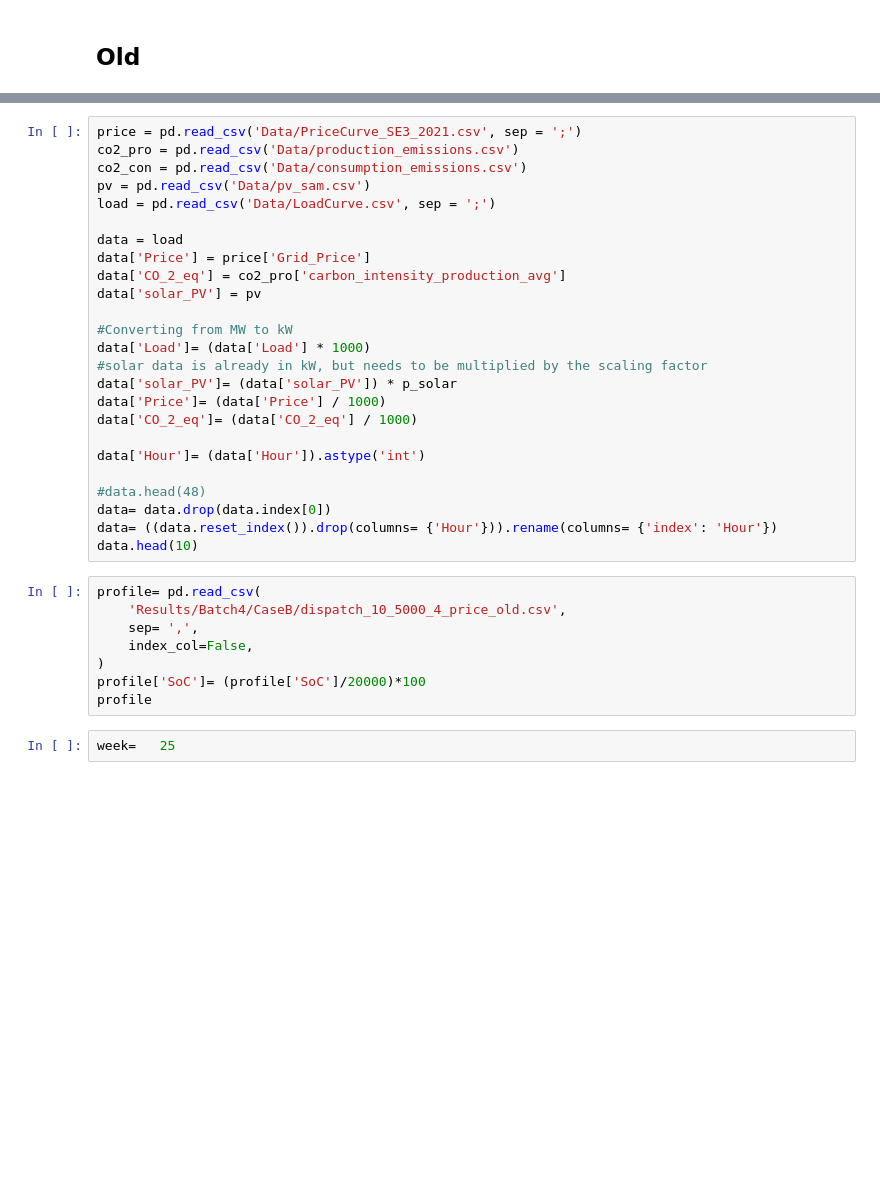
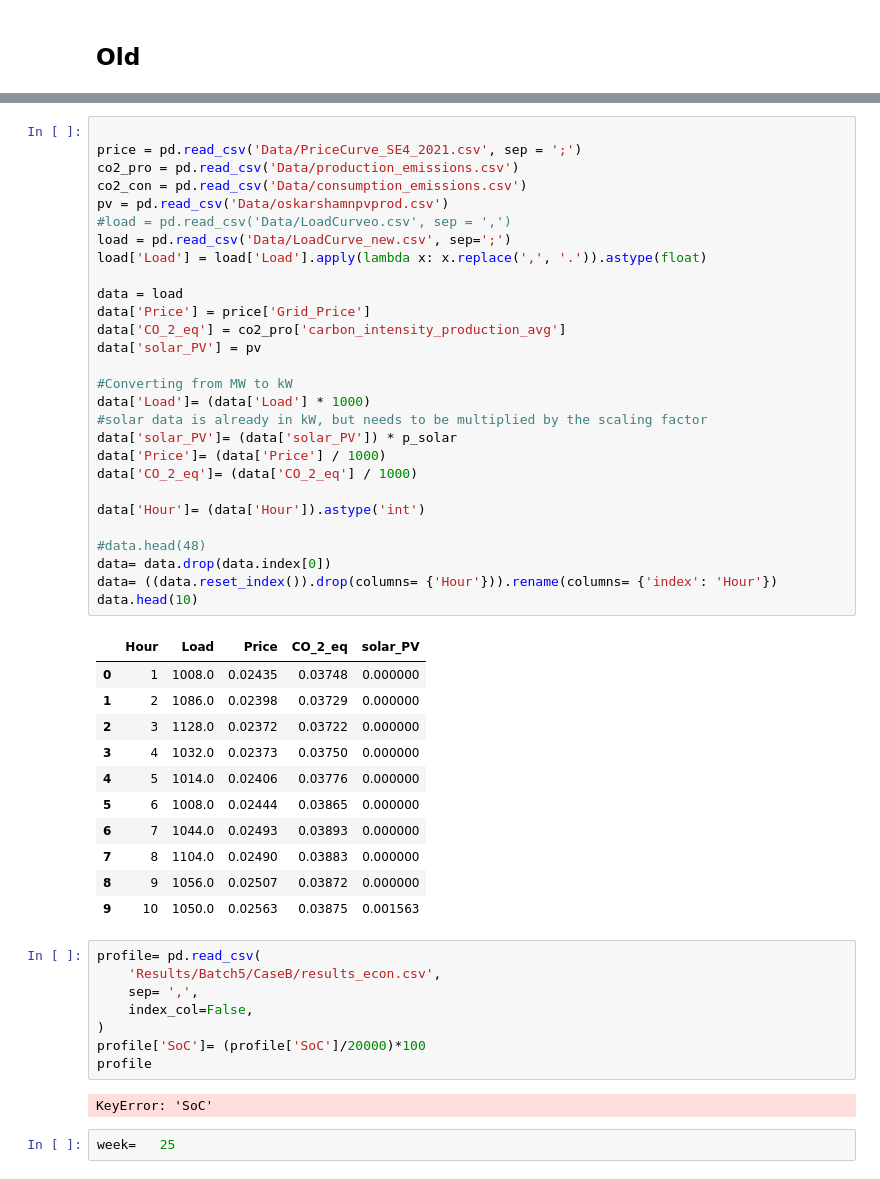
Before and after one commit to repc24/BESS-RE, a Jupyter notebook: 9.TestingVisuals.ipynb, the cells around one changed output, grey strips where cells are left out. Saved outputs shown, nothing was run; the diff lists cells and outputs as text; blank space fills up the shorter version.

```diff
--- a/9.TestingVisuals.ipynb
+++ b/9.TestingVisuals.ipynb
@@ -44,36 +48,53 @@ e_bess=     p_bess * t_bess
 # %%
-price = pd.read_csv('Data/PriceCurve_SE3_2021.csv', sep = ';')
+
+price = pd.read_csv('Data/PriceCurve_SE4_2021.csv', sep = ';')
 co2_pro = pd.read_csv('Data/production_emissions.csv')
 co2_con = pd.read_csv('Data/consumption_emissions.csv')
-pv = pd.read_csv('Data/pv_sam.csv')
-load = pd.read_csv('Data/LoadCurve.csv', sep = ';')
+pv = pd.read_csv('Data/oskarshamnpvprod.csv')
+#load = pd.read_csv('Data/LoadCurveo.csv', sep = ',')
+load = pd.read_csv('Data/LoadCurve_new.csv', sep=';')
+load['Load'] = load['Load'].apply(lambda x: x.replace(',', '.')).astype(float)
 
 data = load
 data['Price'] = price['Grid_Price']
 data['CO_2_eq'] = co2_pro['carbon_intensity_production_avg']
 data['solar_PV'] = pv
 
 #Converting from MW to kW
 data['Load']= (data['Load'] * 1000)
 #solar data is already in kW, but needs to be multiplied by the scaling factor
 data['solar_PV']= (data['solar_PV']) * p_solar
 data['Price']= (data['Price'] / 1000)
 data['CO_2_eq']= (data['CO_2_eq'] / 1000)
 
 data['Hour']= (data['Hour']).astype('int')
 
 #data.head(48)
 data= data.drop(data.index[0])
 data= ((data.reset_index()).drop(columns= {'Hour'})).rename(columns= {'index': 'Hour'})
 data.head(10)
+# %% [output]
+|  | Hour | Load | Price | CO_2_eq | solar_PV |
+| 0 | 1 | 1008.0 | 0.02435 | 0.03748 | 0.000000 |
+| 1 | 2 | 1086.0 | 0.02398 | 0.03729 | 0.000000 |
+| 2 | 3 | 1128.0 | 0.02372 | 0.03722 | 0.000000 |
+| 3 | 4 | 1032.0 | 0.02373 | 0.03750 | 0.000000 |
+| 4 | 5 | 1014.0 | 0.02406 | 0.03776 | 0.000000 |
+| 5 | 6 | 1008.0 | 0.02444 | 0.03865 | 0.000000 |
+| 6 | 7 | 1044.0 | 0.02493 | 0.03893 | 0.000000 |
+| 7 | 8 | 1104.0 | 0.02490 | 0.03883 | 0.000000 |
+| 8 | 9 | 1056.0 | 0.02507 | 0.03872 | 0.000000 |
+| 9 | 10 | 1050.0 | 0.02563 | 0.03875 | 0.001563 |
 # %%
 profile= pd.read_csv(
-    'Results/Batch4/CaseB/dispatch_10_5000_4_price_old.csv',
+    'Results/Batch5/CaseB/results_econ.csv',
     sep= ',',
     index_col=False,
 )
 profile['SoC']= (profile['SoC']/20000)*100
 profile
+# %% [output]
+KeyError: 'SoC'
 # %%
 week=   25
 # %%
```
Also changed, not shown: parts of 15 cells of this notebook, 6 other files.
